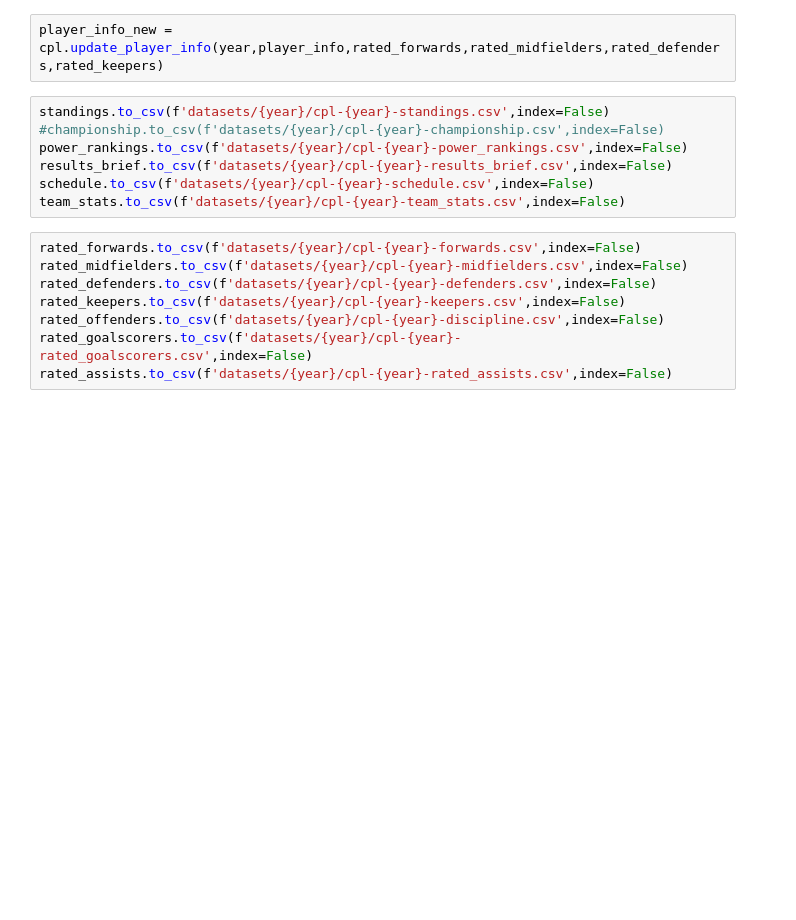
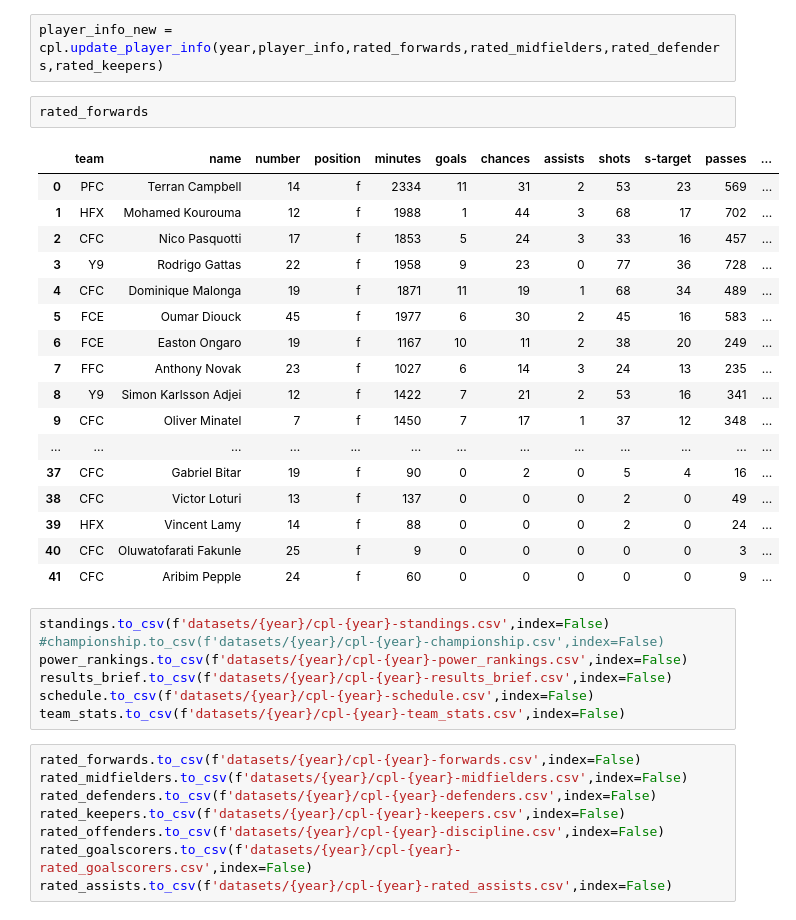
Before and after one commit to tamccullough/nutmeg, a Jupyter notebook: cpl__datasets_creator-final.ipynb, the cells around one changed output. Cells and saved outputs as stored; diff of their text form; blank space fills up the shorter version.

```diff
--- a/cpl__datasets_creator-final.ipynb
+++ b/cpl__datasets_creator-final.ipynb
@@ -469,5 +525,25 @@ team_form_results
 # %%
 player_info_new = cpl.update_player_info(year,player_info,rated_forwards,rated_midfielders,rated_defenders,rated_keepers)
+# %%
+rated_forwards
+# %% [output]
+|  | team | name | number | position | minutes | goals | chances | assists | shots | s-target | passes | ... |
+| 0 | PFC | Terran Campbell | 14 | f | 2334 | 11 | 31 | 2 | 53 | 23 | 569 | ... |
+| 1 | HFX | Mohamed Kourouma | 12 | f | 1988 | 1 | 44 | 3 | 68 | 17 | 702 | ... |
+| 2 | CFC | Nico Pasquotti | 17 | f | 1853 | 5 | 24 | 3 | 33 | 16 | 457 | ... |
+| 3 | Y9 | Rodrigo Gattas | 22 | f | 1958 | 9 | 23 | 0 | 77 | 36 | 728 | ... |
+| 4 | CFC | Dominique Malonga | 19 | f | 1871 | 11 | 19 | 1 | 68 | 34 | 489 | ... |
+| 5 | FCE | Oumar Diouck | 45 | f | 1977 | 6 | 30 | 2 | 45 | 16 | 583 | ... |
+| 6 | FCE | Easton Ongaro | 19 | f | 1167 | 10 | 11 | 2 | 38 | 20 | 249 | ... |
+| 7 | FFC | Anthony Novak | 23 | f | 1027 | 6 | 14 | 3 | 24 | 13 | 235 | ... |
+| 8 | Y9 | Simon Karlsson Adjei | 12 | f | 1422 | 7 | 21 | 2 | 53 | 16 | 341 | ... |
+| 9 | CFC | Oliver Minatel | 7 | f | 1450 | 7 | 17 | 1 | 37 | 12 | 348 | ... |
+| ... | ... | ... | ... | ... | ... | ... | ... | ... | ... | ... | ... | ... |
+| 37 | CFC | Gabriel Bitar | 19 | f | 90 | 0 | 2 | 0 | 5 | 4 | 16 | ... |
+| 38 | CFC | Victor Loturi | 13 | f | 137 | 0 | 0 | 0 | 2 | 0 | 49 | ... |
+| 39 | HFX | Vincent Lamy | 14 | f | 88 | 0 | 0 | 0 | 2 | 0 | 24 | ... |
+| 40 | CFC | Oluwatofarati Fakunle | 25 | f | 9 | 0 | 0 | 0 | 0 | 0 | 3 | ... |
+| 41 | CFC | Aribim Pepple | 24 | f | 60 | 0 | 0 | 0 | 0 | 0 | 9 | ... |
 # %%
 standings.to_csv(f'datasets/{year}/cpl-{year}-standings.csv',index=False)
 #championship.to_csv(f'datasets/{year}/cpl-{year}-championship.csv',index=False)
```
Also changed, not shown: parts of 34 cells of this notebook, 2 other files.
